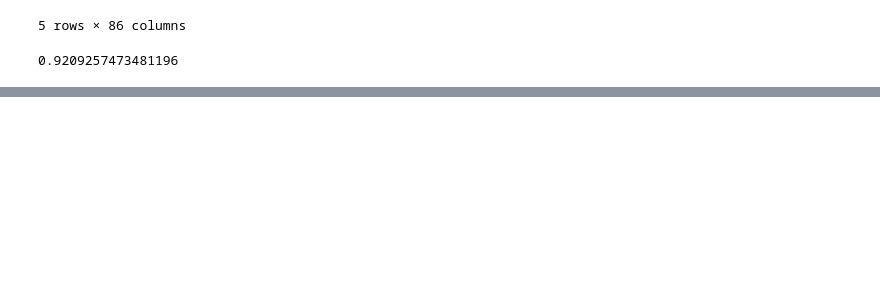
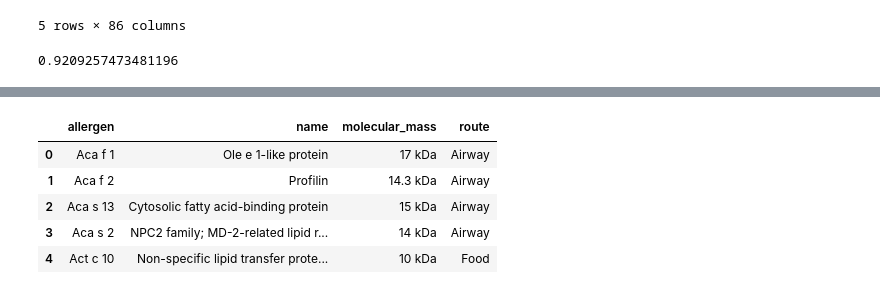
Before and after one commit to IngeaJeanOlivier/Allergies, a Jupyter notebook: notebooks/nb_jean_olivier.ipynb, the cells around one changed output, grey strips where cells are left out. Drawn from its saved outputs; the diff is of its cells as text; code cells hidden in the pictures; blank space fills up the shorter version.

```diff
--- a/notebooks/nb_jean_olivier.ipynb
+++ b/notebooks/nb_jean_olivier.ipynb
@@ -410,0 +396,11 @@ print(score)
+# %%
+allergens_df = pd.read_csv("../data/allergens.csv")
+
+allergens_df.head()
+# %% [output]
+|  | allergen | name | molecular_mass | route |
+| 0 | Aca f 1 | Ole e 1-like protein | 17 kDa | Airway |
+| 1 | Aca f 2 | Profilin | 14.3 kDa | Airway |
+| 2 | Aca s 13 | Cytosolic fatty acid-binding protein | 15 kDa | Airway |
+| 3 | Aca s 2 | NPC2 family; MD-2-related lipid r... | 14 kDa | Airway |
+| 4 | Act c 10 | Non-specific lipid transfer prote... | 10 kDa | Food |
```
Also changed, not shown: parts of 23 cells of this notebook.
